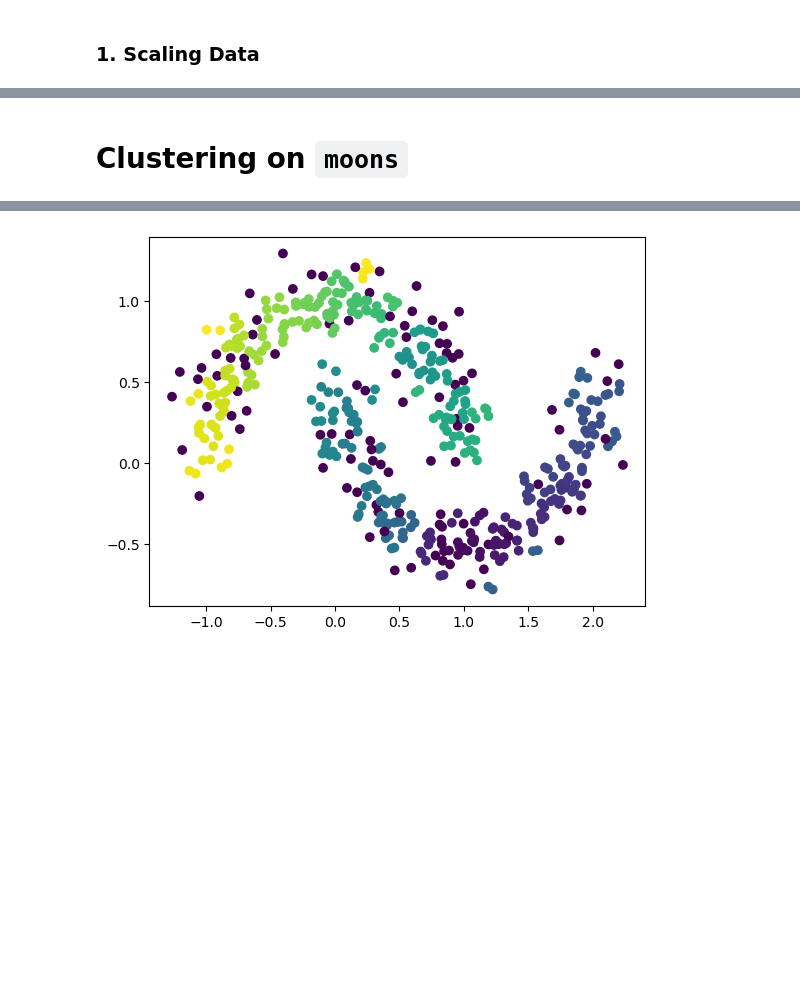
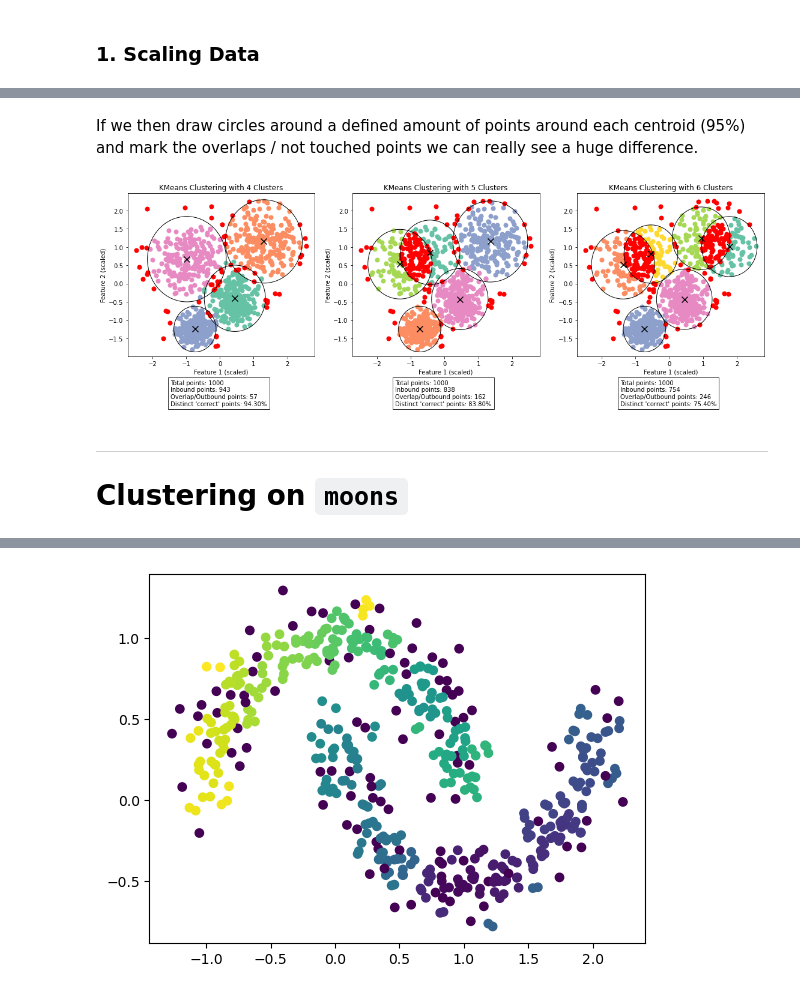
Before and after one commit to lukegge/MachineLearningCourse, a Jupyter notebook: assignment_2.ipynb, the cells around one changed output, grey strips where cells are left out. Saved outputs shown, nothing was run; the diff lists cells and outputs as text; code cells hidden in the pictures; blank space fills up the shorter version.

```diff
--- a/assignment_2.ipynb
+++ b/assignment_2.ipynb
@@ -135,4 +213,70 @@ plt.show()
+# %% [markdown]
+If we then draw circles around a defined amount of points around each centroid (95%) and mark the overlaps / not touched points we can really see a huge difference.
+# %%
+# Function to apply KMeans clustering and plot the results
+def plot_kmeans_clusters(n_clusters, plot_id):
+    kmeans = KMeans(n_clusters=n_clusters, random_state=42)
+    kmeans.fit(blobs_scaled)
+
+    labels = kmeans.labels_
+    centroids = kmeans.cluster_centers_
+
+    plt.subplot(1, 3, plot_id)
+
+    circle_membership_count = np.zeros(blobs_scaled.shape[0], dtype=int)
+
+    for cluster_idx in range(n_clusters):
+        cluster_points = blobs_scaled[labels == cluster_idx]
+        centroid = centroids[cluster_idx]
+        distances = cdist(blobs_scaled, centroid.reshape(1, -1)).flatten()
+        radius = np.percentile(distances[labels == cluster_idx], 95)
+        circle = plt.Circle(centroid, radius, edgecolor='black', fill=False)
+        plt.gca().add_artist(circle)
+
+        in_circle = distances <= radius
+        circle_membership_count[in_circle] += 1
+
+    for cluster_idx in range(n_clusters):
+        in_circle = circle_membership_count == 1
+        in_cluster_and_circle = np.logical_and(labels == cluster_idx, in_circle)
+        plt.scatter(blobs_scaled[in_cluster_and_circle, 0], blobs_scaled[in_cluster_and_circle, 1], color=plt.cm.Set2.colors[cluster_idx], marker='o', s=50)
+
+    points_to_color_red = circle_membership_count != 1
+    plt.scatter(blobs_scaled[points_to_color_red, 0], blobs_scaled[points_to_color_red, 1], color='red', marker='o', s=50)
+
+    plt.scatter(centroids[:, 0], centroids[:, 1], color='black', marker='x', s=100, label='Centroids')
+
+    plt.xlabel('Feature 1 (scaled)')
+    plt.ylabel('Feature 2 (scaled)')
+    plt.title(f'KMeans Clustering with {n_clusters} Clusters')
+
+    total_points = len(blobs_scaled)
+    inbound_points = np.sum(circle_membership_count == 1)
+    overlap_excluded_points = np.sum(circle_membership_count != 1)
+    correct_points_percentage = (inbound_points / total_points) * 100
+
+    plt.annotate(
+        f"Total points: {total_points}\nInbound points: {inbound_points}\nOverlap/Outbound points: {overlap_excluded_points}\nDistinct 'correct' points: {correct_points_percentage:.2f}%",
+        xy=(0.23, -0.3),
+        xycoords='axes fraction',
+        fontsize=10,
+        bbox=dict(facecolor='white', edgecolor='black', alpha=0.8),
+    )
+
+# Set up the figure
+plt.figure(figsize=(19, 5))
+
+# Plot the clustering results for 4, 5, and 6 clusters
+plot_kmeans_clusters(4, 1)
+plot_kmeans_clusters(5, 2)
+plot_kmeans_clusters(6, 3)
+
+# Display the plots
+plt.show()
+# %% [output]
+[figure, added]
 # %% [markdown]
+----
 # Clustering on `moons`
 # %%
 import numpy as np
```
Also changed, not shown: parts of 11 cells of this notebook, 1 other file.
